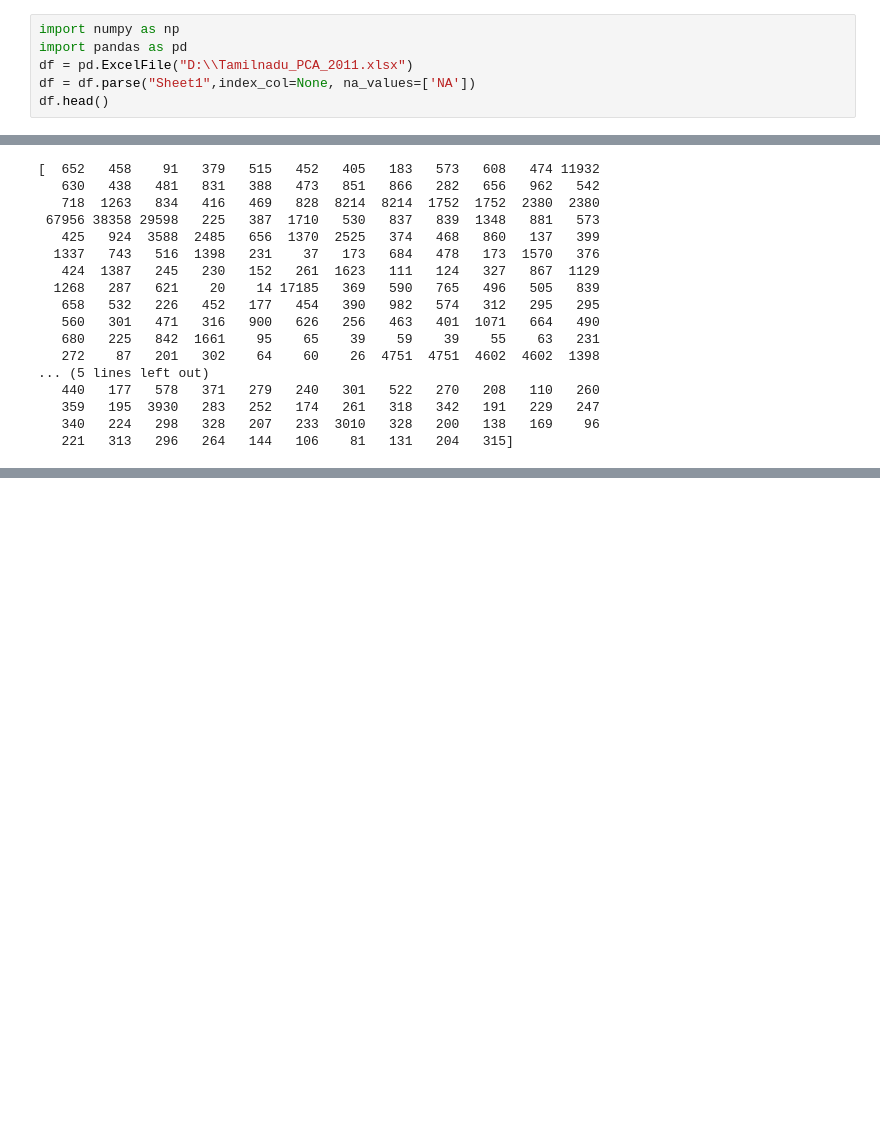
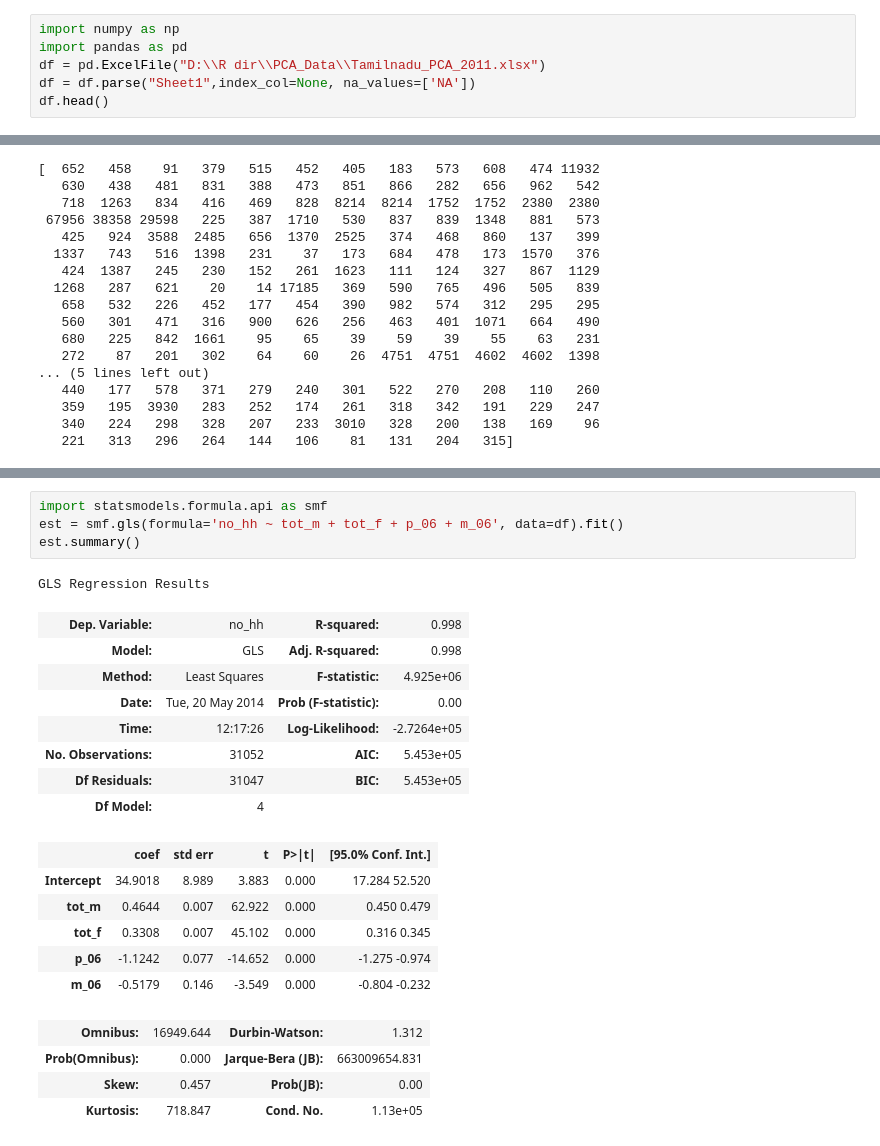
Before and after one commit to Dawny33/Data-Mining-and-ML, a Jupyter notebook: PCA_Data/PCA data.ipynb, the cells around one changed output, grey strips where cells are left out. Saved outputs shown, nothing was run; the diff lists cells and outputs as text; blank space fills up the shorter version.

```diff
--- a/PCA_Data/PCA data.ipynb
+++ b/PCA_Data/PCA data.ipynb
@@ -1,7 +1,7 @@
 # %%
 import numpy as np
 import pandas as pd
-df = pd.ExcelFile("D:\\Tamilnadu_PCA_2011.xlsx")
+df = pd.ExcelFile("D:\\R dir\\PCA_Data\\Tamilnadu_PCA_2011.xlsx")
 df = df.parse("Sheet1",index_col=None, na_values=['NA'])
 df.head()
 # %% [output]
@@ -343,0 +350,24 @@ print pred5.astype(int)
+# %%
+import statsmodels.formula.api as smf
+est = smf.gls(formula='no_hh ~ tot_m + tot_f + p_06 + m_06', data=df).fit()
+est.summary()
+# %% [output]
+GLS Regression Results
+| Dep. Variable: | no_hh | R-squared: | 0.998 |
+| Model: | GLS | Adj. R-squared: | 0.998 |
+| Method: | Least Squares | F-statistic: | 4.925e+06 |
+| Date: | Tue, 20 May 2014 | Prob (F-statistic): | 0.00 |
+| Time: | 12:17:26 | Log-Likelihood: | -2.7264e+05 |
+| No. Observations: | 31052 | AIC: | 5.453e+05 |
+| Df Residuals: | 31047 | BIC: | 5.453e+05 |
+| Df Model: | 4 |  |  |
+|  | coef | std err | t | P>|t| | [95.0% Conf. Int.] |
+| Intercept | 34.9018 | 8.989 | 3.883 | 0.000 | 17.284 52.520 |
+| tot_m | 0.4644 | 0.007 | 62.922 | 0.000 | 0.450 0.479 |
+| tot_f | 0.3308 | 0.007 | 45.102 | 0.000 | 0.316 0.345 |
+| p_06 | -1.1242 | 0.077 | -14.652 | 0.000 | -1.275 -0.974 |
+| m_06 | -0.5179 | 0.146 | -3.549 | 0.000 | -0.804 -0.232 |
+| Omnibus: | 16949.644 | Durbin-Watson: | 1.312 |
+| Prob(Omnibus): | 0.000 | Jarque-Bera (JB): | 663009654.831 |
+| Skew: | 0.457 | Prob(JB): | 0.00 |
+| Kurtosis: | 718.847 | Cond. No. | 1.13e+05 |
```
Also changed, not shown: parts of 11 cells of this notebook, 1 other file.
